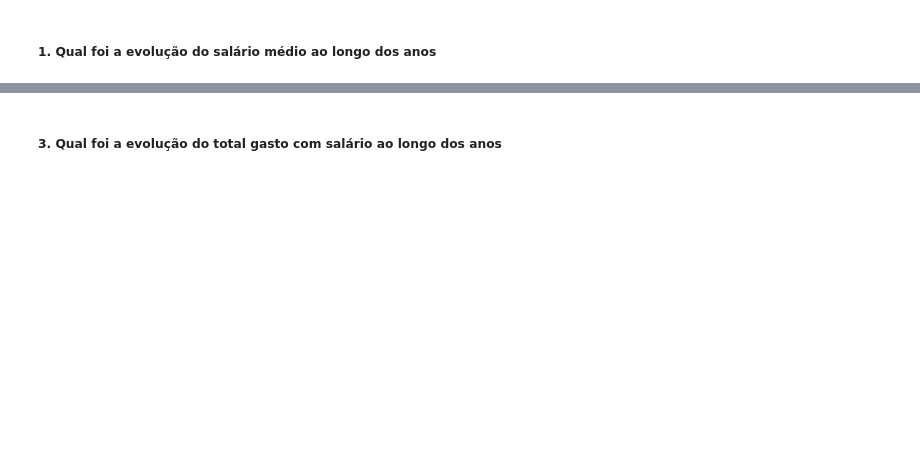
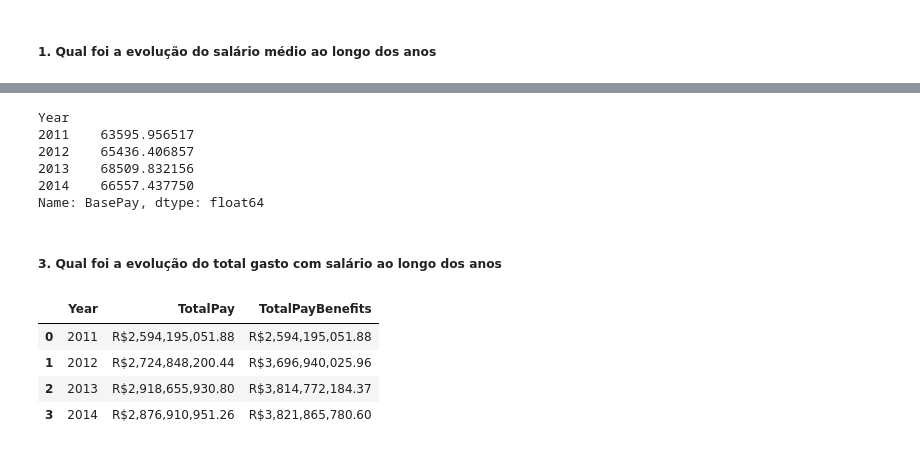
Before and after one commit to EngSivaldo/integPython_SQL, a Jupyter notebook: Python e SQL - Exercício Análise de Dados.ipynb, the cells around one changed output, grey strips where cells are left out. Cells and saved outputs as stored; diff of their text form; code cells hidden in the pictures; blank space fills up the shorter version.

```diff
--- a/Python e SQL - Exercício Análise de Dados.ipynb
+++ b/Python e SQL - Exercício Análise de Dados.ipynb
@@ -112,2 +175,59 @@ display(tabela_salarios2)
+# %%
+# Certifique-se de que a coluna 'BasePay' está em formato numérico
+tabela_salarios['BasePay'] = pd.to_numeric(tabela_salarios['BasePay'], errors='coerce')
+
+# Preencha valores NaN com 0 (ou use outra forma de tratamento se preferir)
+tabela_salarios.fillna(0, inplace=True)
+
+# Calcule a média de 'BasePay' por ano
+tabela_sm = tabela_salarios.groupby("Year")['BasePay'].mean()
+display(tabela_sm)
+# %% [output]
+Year
+2011    63595.956517
+2012    65436.406857
+2013    68509.832156
+2014    66557.437750
+Name: BasePay, dtype: float64
 # %% [markdown]
 ##### 3. Qual foi a evolução do total gasto com salário ao longo dos anos
+# %%
+tabela_salarios['TotalPay'] = pd.to_numeric(tabela_salarios['TotalPay'], errors='coerce')
+tabela_salarios['TotalPayBenefits'] = pd.to_numeric(tabela_salarios['TotalPayBenefits'], errors='coerce')
+tabela_salarios.fillna(0, inplace=True)
+# %%
+import pandas as pd
+import numpy as np
+
+# Definir a função de formatação
+def formatar(valor):
+    return 'R${:,.2f}'.format(valor)
+
+# Converter colunas para numéricas, se necessário
+tabela_salarios['TotalPay'] = pd.to_numeric(tabela_salarios['TotalPay'], errors='coerce')
+tabela_salarios['TotalPayBenefits'] = pd.to_numeric(tabela_salarios['TotalPayBenefits'], errors='coerce')
+
+# Preencher valores NaN com 0 (ou use outra forma de tratamento se preferir)
+tabela_salarios.fillna(0, inplace=True)
+
+# Selecionar apenas colunas numéricas para o cálculo da soma
+colunas_numericas = tabela_salarios.select_dtypes(include=[np.number])
+
+# Incluir a coluna 'Year' nas colunas numéricas para fazer o groupby
+colunas_numericas['Year'] = tabela_salarios['Year']
+
+# Agrupar por 'Year' e somar os valores de 'TotalPay' e 'TotalPayBenefits'
+tabela_total = colunas_numericas.groupby('Year')[['TotalPay', 'TotalPayBenefits']].sum().reset_index()
+
+# Aplicar a formatação aos valores
+tabela_total['TotalPay'] = tabela_total['TotalPay'].apply(formatar)
+tabela_total['TotalPayBenefits'] = tabela_total['TotalPayBenefits'].apply(formatar)
+
+# Mostrar o resultado formatado
+display(tabela_total)
+# %% [output]
+|  | Year | TotalPay | TotalPayBenefits |
+| 0 | 2011 | R$2,594,195,051.88 | R$2,594,195,051.88 |
+| 1 | 2012 | R$2,724,848,200.44 | R$3,696,940,025.96 |
+| 2 | 2013 | R$2,918,655,930.80 | R$3,814,772,184.37 |
+| 3 | 2014 | R$2,876,910,951.26 | R$3,821,865,780.60 |
```
Also changed, not shown: parts of 5 cells of this notebook.
